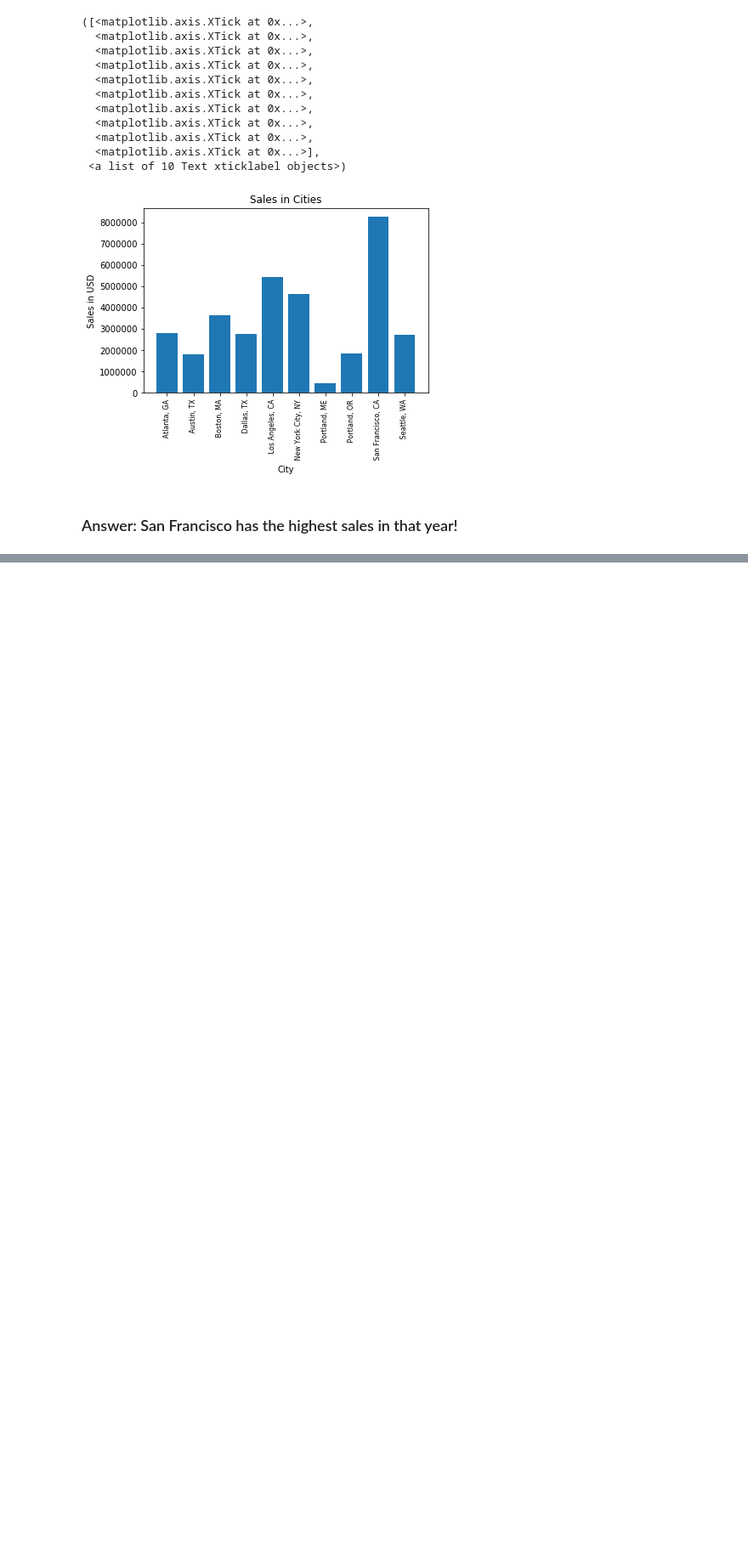
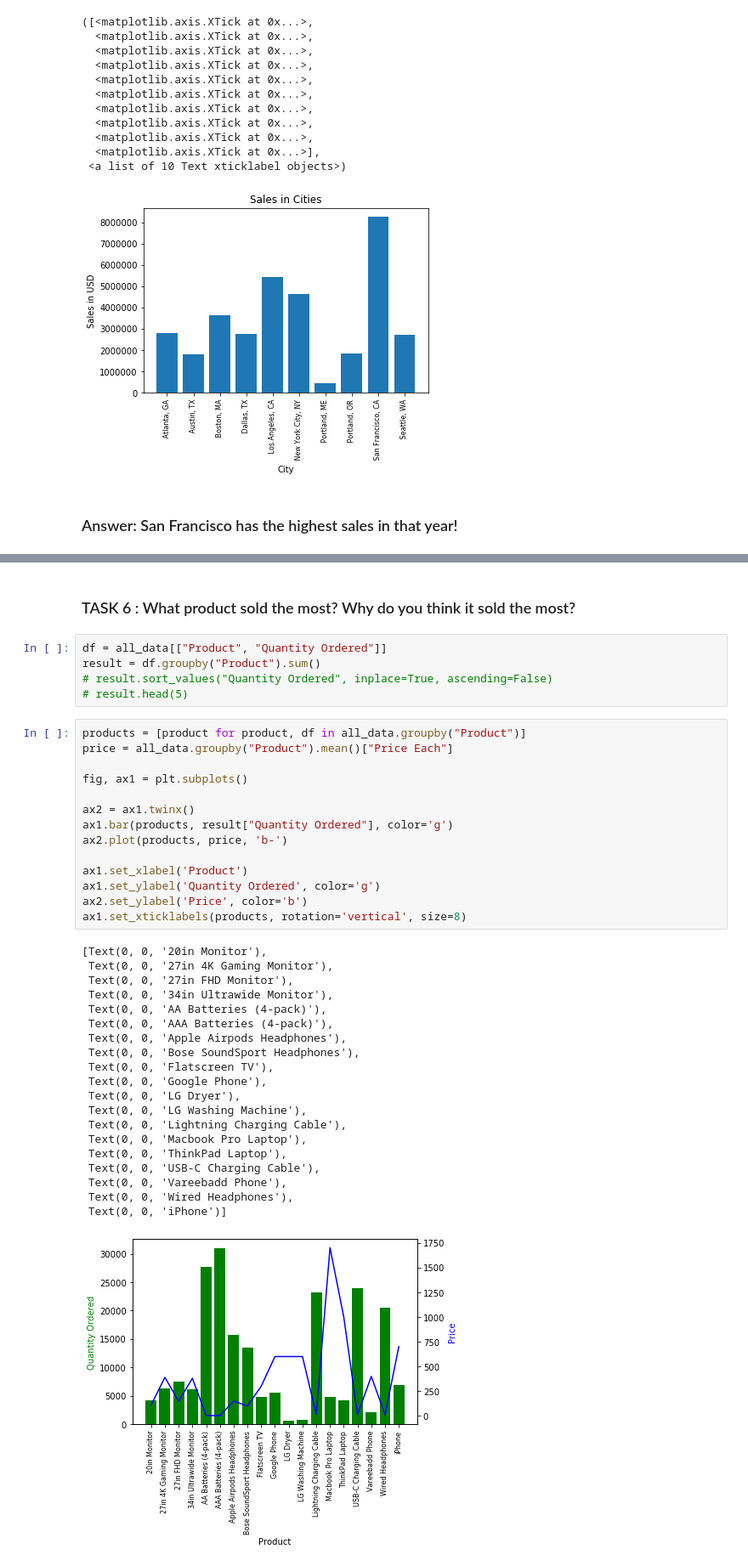
Before and after one commit to abhijeetknayak/Utilities, a Jupyter notebook: Data-Science/SalesAnalysis/sales-analysis.ipynb, the cells around one changed output, grey strips where cells are left out. Shown at 85% size. Saved outputs shown, nothing was run; the diff lists cells and outputs as text; blank space fills up the shorter version.

```diff
--- a/Data-Science/SalesAnalysis/sales-analysis.ipynb
+++ b/Data-Science/SalesAnalysis/sales-analysis.ipynb
@@ -136,0 +224,42 @@ City
+# %% [markdown]
+### TASK 6 : What product sold the most? Why do you think it sold the most?
+# %%
+df = all_data[["Product", "Quantity Ordered"]]
+result = df.groupby("Product").sum()
+# result.sort_values("Quantity Ordered", inplace=True, ascending=False)
+# result.head(5)
+# %%
+products = [product for product, df in all_data.groupby("Product")]
+price = all_data.groupby("Product").mean()["Price Each"]
+
+fig, ax1 = plt.subplots()
+
+ax2 = ax1.twinx()
+ax1.bar(products, result["Quantity Ordered"], color='g')
+ax2.plot(products, price, 'b-')
+
+ax1.set_xlabel('Product')
+ax1.set_ylabel('Quantity Ordered', color='g')
+ax2.set_ylabel('Price', color='b')
+ax1.set_xticklabels(products, rotation='vertical', size=8)
+# %% [output]
+[Text(0, 0, '20in Monitor'),
+ Text(0, 0, '27in 4K Gaming Monitor'),
+ Text(0, 0, '27in FHD Monitor'),
+ Text(0, 0, '34in Ultrawide Monitor'),
+ Text(0, 0, 'AA Batteries (4-pack)'),
+ Text(0, 0, 'AAA Batteries (4-pack)'),
+ Text(0, 0, 'Apple Airpods Headphones'),
+ Text(0, 0, 'Bose SoundSport Headphones'),
+ Text(0, 0, 'Flatscreen TV'),
+ Text(0, 0, 'Google Phone'),
+ Text(0, 0, 'LG Dryer'),
+ Text(0, 0, 'LG Washing Machine'),
+ Text(0, 0, 'Lightning Charging Cable'),
+ Text(0, 0, 'Macbook Pro Laptop'),
+ Text(0, 0, 'ThinkPad Laptop'),
+ Text(0, 0, 'USB-C Charging Cable'),
+ Text(0, 0, 'Vareebadd Phone'),
+ Text(0, 0, 'Wired Headphones'),
+ Text(0, 0, 'iPhone')]
+[figure, added]
```
Also changed, not shown: parts of 15 cells of this notebook.
